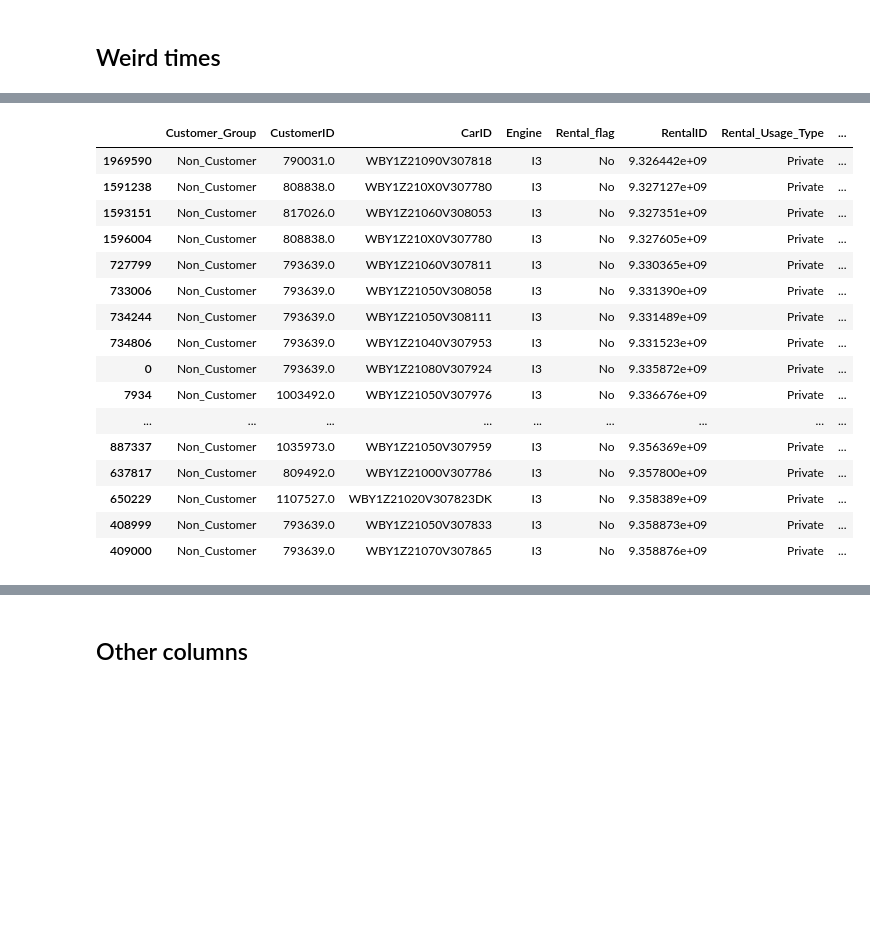
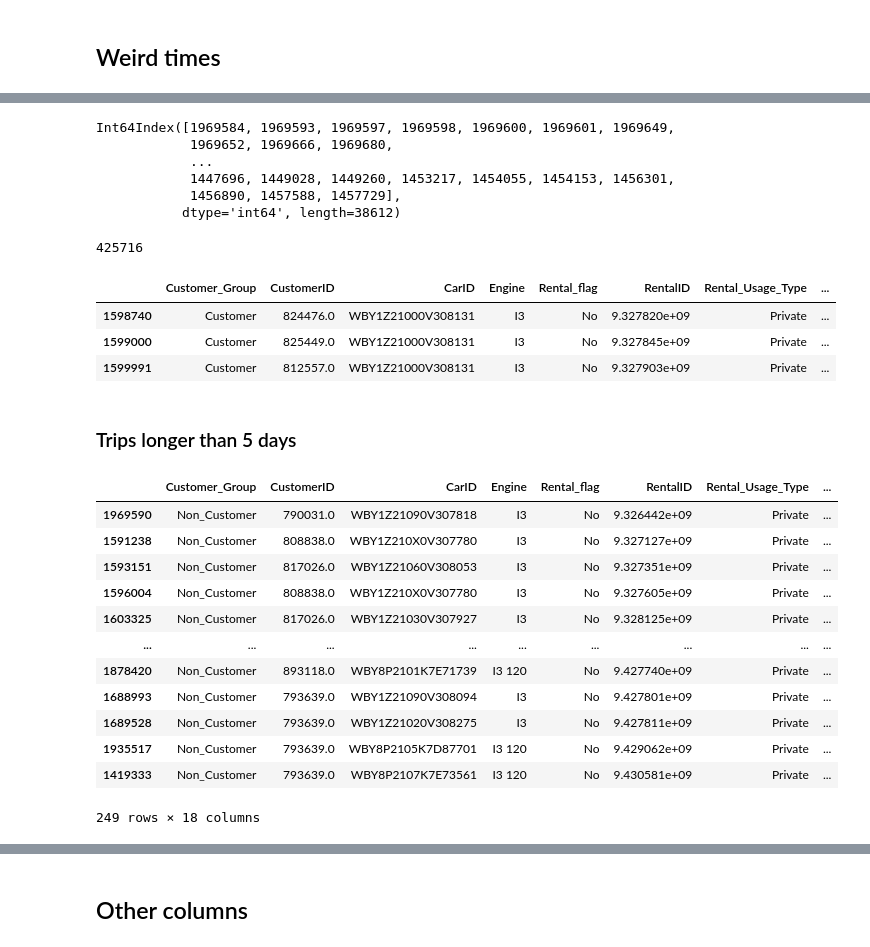
Before and after one commit to Bogeluno/GNN_Thesis, a Jupyter notebook: notebooks/Newdata.ipynb, the cells around one changed output, grey strips where cells are left out. Cells and saved outputs as stored; diff of their text form; code cells hidden in the pictures; blank space fills up the shorter version.

```diff
--- a/notebooks/Newdata.ipynb
+++ b/notebooks/Newdata.ipynb
@@ -173,3 +194,7 @@ WinterTimeIndexBack = [2179859, 2179865, 1683947, 1683948]
 WinterTimeIndexForward = [x for x in WinterTimeIndex if x not in WinterTimeIndexBack]
 df.loc[WinterTimeIndexBack, 'Reservation_Time'] = df.loc[WinterTimeIndexBack, 'Reservation_Time'] - pd.to_timedelta(1,'h')
 df.loc[WinterTimeIndexForward, 'End_Time'] = df.loc[WinterTimeIndexForward, 'End_Time'] + pd.to_timedelta(1,'h')
+# %%
+# Remove observations of cars going out of service
+OutOfServiceIndex = df[(df.Reservation_Time > df.End_Time) & (df.End_Time.apply(lambda x: x.hour) == 0) & (df.End_Time.apply(lambda x: x.minute) == 0)].index
+df = df.drop(index = OutOfServiceIndex)
@@ -258,23 +267,43 @@ subdf
+# %%
+bad_idx = testdf[testdf.Start_Time > testdf.End_Time].sort_values(by = 'RentalID').index
+bad_idx
+# %% [output]
+Int64Index([1969584, 1969593, 1969597, 1969598, 1969600, 1969601, 1969649,
+            1969652, 1969666, 1969680,
+            ...
+            1447696, 1449028, 1449260, 1453217, 1454055, 1454153, 1456301,
+            1456890, 1457588, 1457729],
+           dtype='int64', length=38612)
+# %%
+bad_iloc_idx = [testdf_sorted.index.get_loc(x) for x in bad_idx]
+bad_iloc_idx[1000]
+# %% [output]
+425716
+# %%
+testdf_sorted.iloc[(425716-1):(425716+2)]
+# %% [output]
+|  | Customer_Group | CustomerID | CarID | Engine | Rental_flag | RentalID | Rental_Usage_Type | ... |
+| 1598740 | Customer | 824476.0 | WBY1Z21000V308131 | I3 | No | 9.327820e+09 | Private | ... |
+| 1599000 | Customer | 825449.0 | WBY1Z21000V308131 | I3 | No | 9.327845e+09 | Private | ... |
+| 1599991 | Customer | 812557.0 | WBY1Z21000V308131 | I3 | No | 9.327903e+09 | Private | ... |
+# %% [markdown]
+### Trips longer than 5 days
 # %%
-tmp2 = df[df.Reservation_Time+pd.to_timedelta(7,'d') < df.End_Time].sort_values(by = 'RentalID')
-#tmp2[tmp2.Customer_Group == 'Customer'] # 1152167 of these should be removed
-tmp2.iloc[:20]
+tmp2 = df[df.Reservation_Time+pd.to_timedelta(5,'d') < df.End_Time].sort_values(by = 'RentalID')
+#tmp2[tmp2.Customer_Group == 'Customer'] # 1152167 should be 02-26 as reservation. Rest is good even though 601154 has a very close follow up
+tmp2[tmp2.Customer_Group == 'Non_Customer']
 # %% [output]
 |  | Customer_Group | CustomerID | CarID | Engine | Rental_flag | RentalID | Rental_Usage_Type | ... |
 | 1969590 | Non_Customer | 790031.0 | WBY1Z21090V307818 | I3 | No | 9.326442e+09 | Private | ... |
 | 1591238 | Non_Customer | 808838.0 | WBY1Z210X0V307780 | I3 | No | 9.327127e+09 | Private | ... |
 | 1593151 | Non_Customer | 817026.0 | WBY1Z21060V308053 | I3 | No | 9.327351e+09 | Private | ... |
 | 1596004 | Non_Customer | 808838.0 | WBY1Z210X0V307780 | I3 | No | 9.327605e+09 | Private | ... |
-| 727799 | Non_Customer | 793639.0 | WBY1Z21060V307811 | I3 | No | 9.330365e+09 | Private | ... |
-| 733006 | Non_Customer | 793639.0 | WBY1Z21050V308058 | I3 | No | 9.331390e+09 | Private | ... |
-| 734244 | Non_Customer | 793639.0 | WBY1Z21050V308111 | I3 | No | 9.331489e+09 | Private | ... |
-| 734806 | Non_Customer | 793639.0 | WBY1Z21040V307953 | I3 | No | 9.331523e+09 | Private | ... |
-| 0 | Non_Customer | 793639.0 | WBY1Z21080V307924 | I3 | No | 9.335872e+09 | Private | ... |
-| 7934 | Non_Customer | 1003492.0 | WBY1Z21050V307976 | I3 | No | 9.336676e+09 | Private | ... |
+| 1603325 | Non_Customer | 817026.0 | WBY1Z21030V307927 | I3 | No | 9.328125e+09 | Private | ... |
 | ... | ... | ... | ... | ... | ... | ... | ... | ... |
-| 887337 | Non_Customer | 1035973.0 | WBY1Z21050V307959 | I3 | No | 9.356369e+09 | Private | ... |
-| 637817 | Non_Customer | 809492.0 | WBY1Z21000V307786 | I3 | No | 9.357800e+09 | Private | ... |
-| 650229 | Non_Customer | 1107527.0 | WBY1Z21020V307823DK | I3 | No | 9.358389e+09 | Private | ... |
-| 408999 | Non_Customer | 793639.0 | WBY1Z21050V307833 | I3 | No | 9.358873e+09 | Private | ... |
-| 409000 | Non_Customer | 793639.0 | WBY1Z21070V307865 | I3 | No | 9.358876e+09 | Private | ... |
+| 1878420 | Non_Customer | 893118.0 | WBY8P2101K7E71739 | I3 120 | No | 9.427740e+09 | Private | ... |
+| 1688993 | Non_Customer | 793639.0 | WBY1Z21090V308094 | I3 | No | 9.427801e+09 | Private | ... |
+| 1689528 | Non_Customer | 793639.0 | WBY1Z21020V308275 | I3 | No | 9.427811e+09 | Private | ... |
+| 1935517 | Non_Customer | 793639.0 | WBY8P2105K7D87701 | I3 120 | No | 9.429062e+09 | Private | ... |
+| 1419333 | Non_Customer | 793639.0 | WBY8P2107K7E73561 | I3 120 | No | 9.430581e+09 | Private | ... |
+249 rows × 18 columns
 # %%
```
Also changed, not shown: parts of 31 cells of this notebook, 4 other files.
